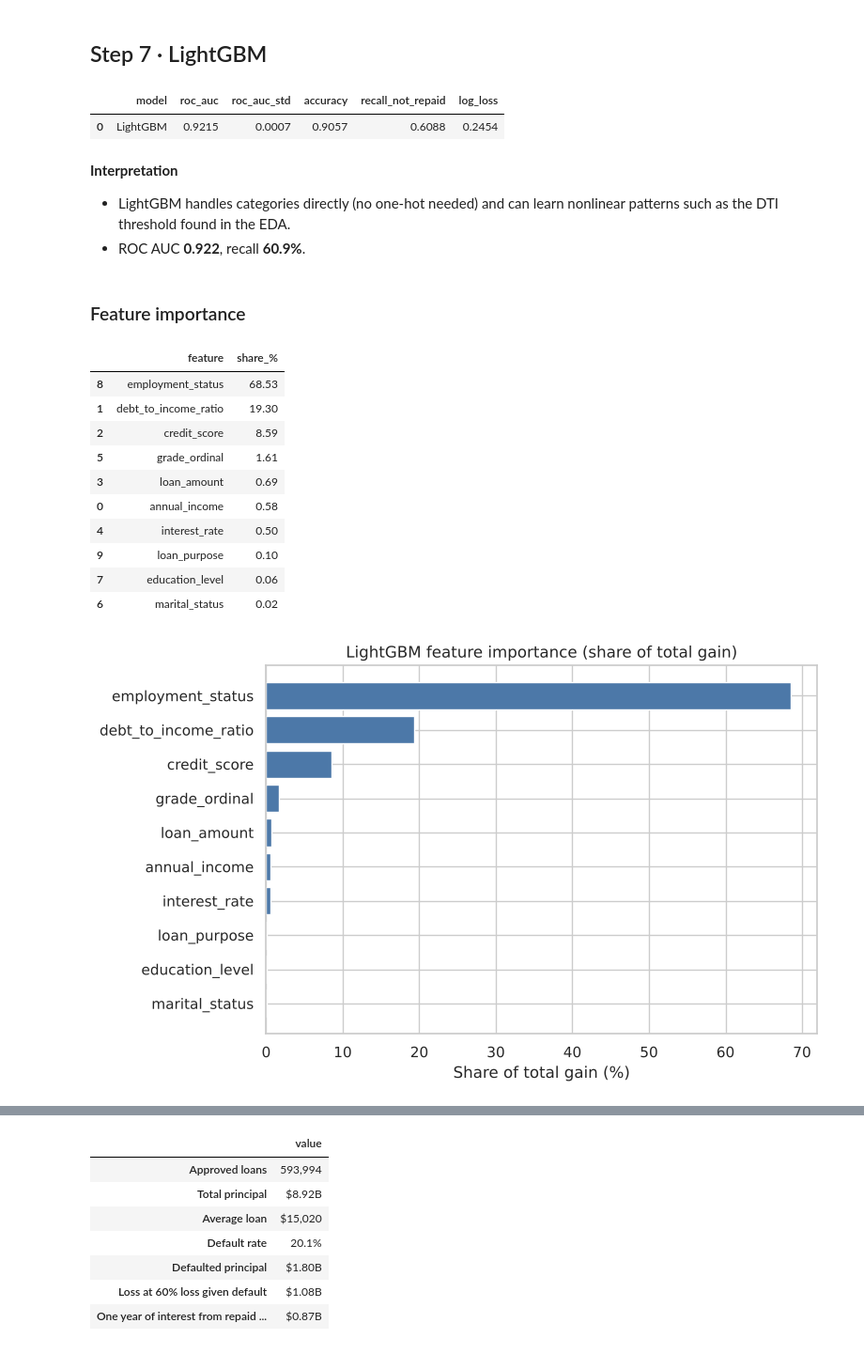
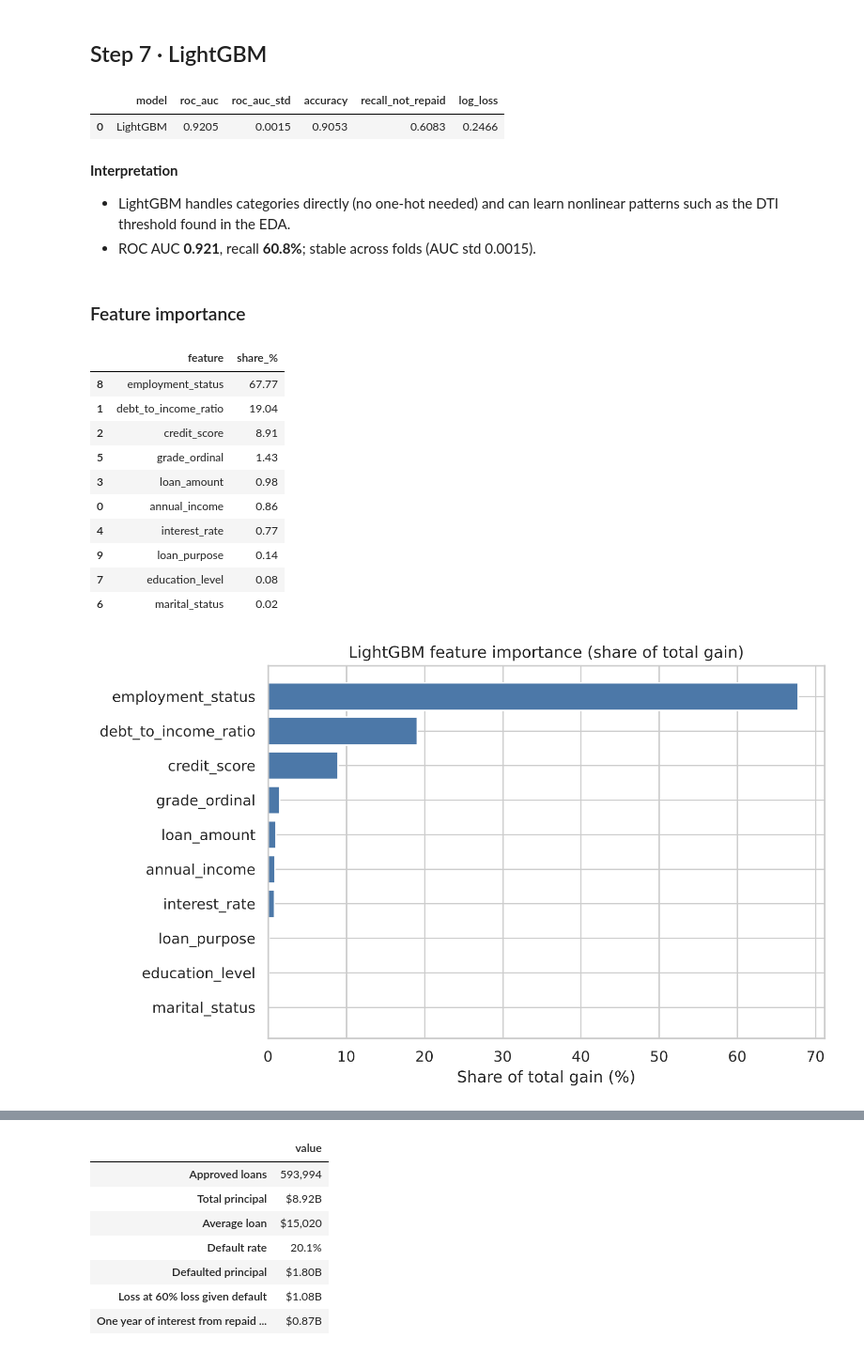
Before and after one commit to ZiyanChen1/predicting-loan-payback, a Jupyter notebook: 02_modeling.ipynb, the cells around one changed output, grey strips where cells are left out. Shown at 94% size. Cells and saved outputs as stored; diff of their text form; code cells hidden in the pictures.

```diff
--- a/02_modeling.ipynb
+++ b/02_modeling.ipynb
@@ -38,0 +38,20 @@ repaid rate: 79.88 %
+# %%
+data = pd.read_csv(DATA_DIR / "train_clean.csv")
+kaggle_test = pd.read_csv(DATA_DIR / "test_clean.csv")
+
+train_df, test_df = train_test_split(data, test_size=0.20, stratify=data[TARGET], random_state=42)
+train_df, val_df = train_test_split(train_df, test_size=0.25, stratify=train_df[TARGET], random_state=42)
+
+y_train, y_val, y_test = train_df[TARGET], val_df[TARGET], test_df[TARGET]
+
+split_table = pd.DataFrame({
+    "set": ["Training", "Validation", "Test (held-out)", "Kaggle test (no labels)"],
+    "rows": [len(train_df), len(val_df), len(test_df), len(kaggle_test)],
+    "share_of_labeled_%": [round(len(d) / len(data) * 100, 1) for d in (train_df, val_df, test_df)] + [None],
+    "repaid_rate_%": [round(d[TARGET].mean() * 100, 2) for d in (train_df, val_df, test_df)] + [None],
+    "used_for": ["Fit models; 5-fold CV to compare them",
+                 "Choose the approve / review / decline cutoffs",
+                 "Report final results once",
+                 "Kaggle submission only"],
+})
+display(split_table)
@@ -44,13 +74,22 @@ repaid rate: 79.88 %
 # %% [markdown]
 ## Step 3 · Choose features for each model
 # %%
-# Logistic regression: log-transformed numbers, credit_score instead of grade, no gender
 LR_NUM = ["log_annual_income", "log_debt_to_income_ratio", "credit_score", "loan_amount", "interest_rate"]
 LR_CAT = ["marital_status", "education_level", "employment_status", "loan_purpose"]
 
-# LightGBM: raw numbers plus grade, no gender
 GBM_NUM = ["annual_income", "debt_to_income_ratio", "credit_score", "loan_amount", "interest_rate", "grade_ordinal"]
 GBM_CAT = ["marital_status", "education_level", "employment_status", "loan_purpose"]
+SCORECARD_COLS = ["credit_score", "log_debt_to_income_ratio"]
+
+CATEGORIES = {col: sorted(train_df[col].unique()) for col in GBM_CAT}
+
+
+def gbm_features(df):
+    X = df[GBM_NUM + GBM_CAT].copy()
+    for col in GBM_CAT:
+        X[col] = pd.Categorical(X[col], categories=CATEGORIES[col])
+    return X
+
 
 print("Logistic regression features:", len(LR_NUM + LR_CAT))
 print("LightGBM features:", len(GBM_NUM + GBM_CAT))
@@ -157,7 +196,7 @@ display(evaluate("Logistic regression", logreg, train[LR_NUM + LR_CAT]))
 # %% [markdown]
 ### What drives risk? Logistic regression coefficients
 # %%
-logreg.fit(train[LR_NUM + LR_CAT], y)
+logreg.fit(train_df[LR_NUM + LR_CAT], y_train)
 
 names = logreg.named_steps["prep"].get_feature_names_out()
 coefs = logreg.named_steps["model"].coef_[0]
@@ -211,9 +249,7 @@ plt.show()
 # %% [markdown]
 ## Step 7 · LightGBM
 # %%
-X_gbm = train[GBM_NUM + GBM_CAT].copy()
-for col in GBM_CAT:
-    X_gbm[col] = X_gbm[col].astype("category")
+X_train_gbm = gbm_features(train_df)
 
 lgbm = LGBMClassifier(
     n_estimators=500,
@@ -223,48 +259,48 @@ lgbm = LGBMClassifier(
     verbose=-1,
 )
 
-display(evaluate("LightGBM", lgbm, X_gbm))
+display(evaluate("LightGBM", lgbm, X_train_gbm))
 # %% [output]
 |  | model | roc_auc | roc_auc_std | accuracy | recall_not_repaid | log_loss |
-| 0 | LightGBM | 0.9215 | 0.0007 | 0.9057 | 0.6088 | 0.2454 |
+| 0 | LightGBM | 0.9205 | 0.0015 | 0.9053 | 0.6083 | 0.2466 |
 # %% [markdown]
 **Interpretation**
 - LightGBM handles categories directly (no one-hot needed) and can learn nonlinear patterns such as the DTI threshold found in the EDA.
-- ROC AUC **0.922**, recall **60.9%**.
+- ROC AUC **0.921**, recall **60.8%**; stable across folds (AUC std 0.0015).
 # %% [markdown]
 ### Feature importance
 # %%
-lgbm.fit(X_gbm, y)
+lgbm.fit(X_train_gbm, y_train)
 
 importance = pd.DataFrame({
-    "feature": X_gbm.columns,
+    "feature": X_train_gbm.columns,
     "importance": lgbm.booster_.feature_importance(importance_type="gain"),
 })
 importance["share_%"] = importance["importance"] / importance["importance"].sum() * 100
 importance = importance.sort_values("share_%", ascending=False)
 
 display(importance[["feature", "share_%"]].round(2))
 
 plt.figure(figsize=(8, 5))
 plt.barh(importance["feature"][::-1], importance["share_%"][::-1], color="#4C78A8")
 plt.title("LightGBM feature importance (share of total gain)")
 plt.xlabel("Share of total gain (%)")
 plt.tight_layout()
 plt.savefig(FIG_DIR / "lgbm_feature_importance.png", dpi=120)
 plt.show()
 # %% [output]
 |  | feature | share_% |
-| 8 | employment_status | 68.53 |
-| 1 | debt_to_income_ratio | 19.30 |
-| 2 | credit_score | 8.59 |
-| 5 | grade_ordinal | 1.61 |
-| 3 | loan_amount | 0.69 |
-| 0 | annual_income | 0.58 |
-| 4 | interest_rate | 0.50 |
-| 9 | loan_purpose | 0.10 |
-| 7 | education_level | 0.06 |
+| 8 | employment_status | 67.77 |
+| 1 | debt_to_income_ratio | 19.04 |
+| 2 | credit_score | 8.91 |
+| 5 | grade_ordinal | 1.43 |
+| 3 | loan_amount | 0.98 |
+| 0 | annual_income | 0.86 |
+| 4 | interest_rate | 0.77 |
+| 9 | loan_purpose | 0.14 |
+| 7 | education_level | 0.08 |
 | 6 | marital_status | 0.02 |
-[figure, old version]
+[figure, new version]
 # %% [markdown]
 **How to read**
 - "Gain" measures how much each feature improves the model's splits, summed over all trees.
```
Also changed, not shown: parts of 68 cells of this notebook, 20 other files.
